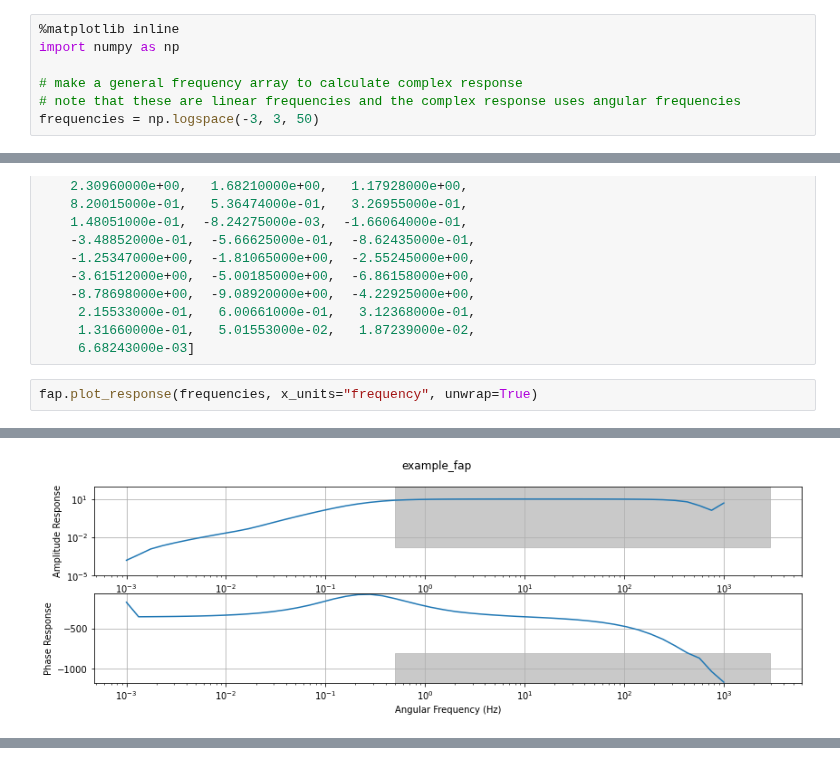
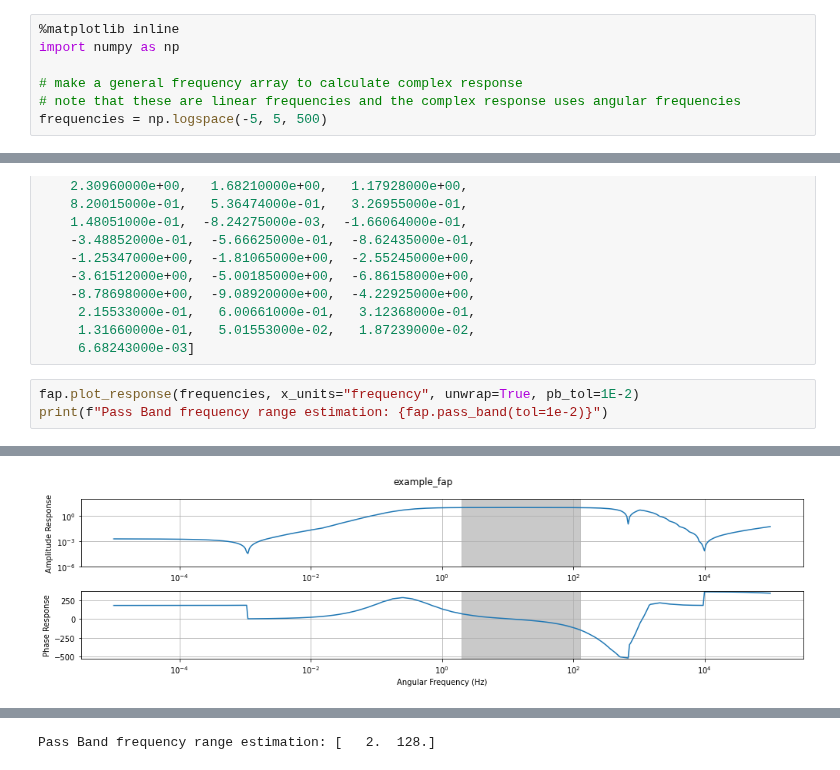
Before and after one commit to kujaku11/mth5, a Jupyter notebook: docs/source/notebooks/filters_example.ipynb, the cells around one changed output, grey strips where cells are left out. Saved outputs shown, nothing was run; the diff lists cells and outputs as text.

```diff
--- a/docs/source/notebooks/filters_example.ipynb
+++ b/docs/source/notebooks/filters_example.ipynb
@@ -35,7 +35,7 @@ import numpy as np
 
 # make a general frequency array to calculate complex response
 # note that these are linear frequencies and the complex response uses angular frequencies
-frequencies = np.logspace(-3, 3, 50)
+frequencies = np.logspace(-5, 5, 500)
 # %% [markdown]
 ## Coefficient Filter
 A coefficient filter is relatively simple.  It includes a scale factor represented as `gain`.
@@ -303,5 +267,6 @@ fap.phases = [
      1.31660000e-01,   5.01553000e-02,   1.87239000e-02,
      6.68243000e-03]
 # %%
-fap.plot_response(frequencies, x_units="frequency", unwrap=True)
+fap.plot_response(frequencies, x_units="frequency", unwrap=True, pb_tol=1E-2)
+print(f"Pass Band frequency range estimation: {fap.pass_band(tol=1e-2)}")
 # %% [output]
@@ -310 +276 @@ fap.plot_response(frequencies, x_units="frequency", unwrap=True)
-[figure, old version]
+[figure, new version]
@@ -310,0 +278 @@ fap.plot_response(frequencies, x_units="frequency", unwrap=True)
+Pass Band frequency range estimation: [   2.  128.]
```
Also changed, not shown: parts of 9 cells of this notebook.
